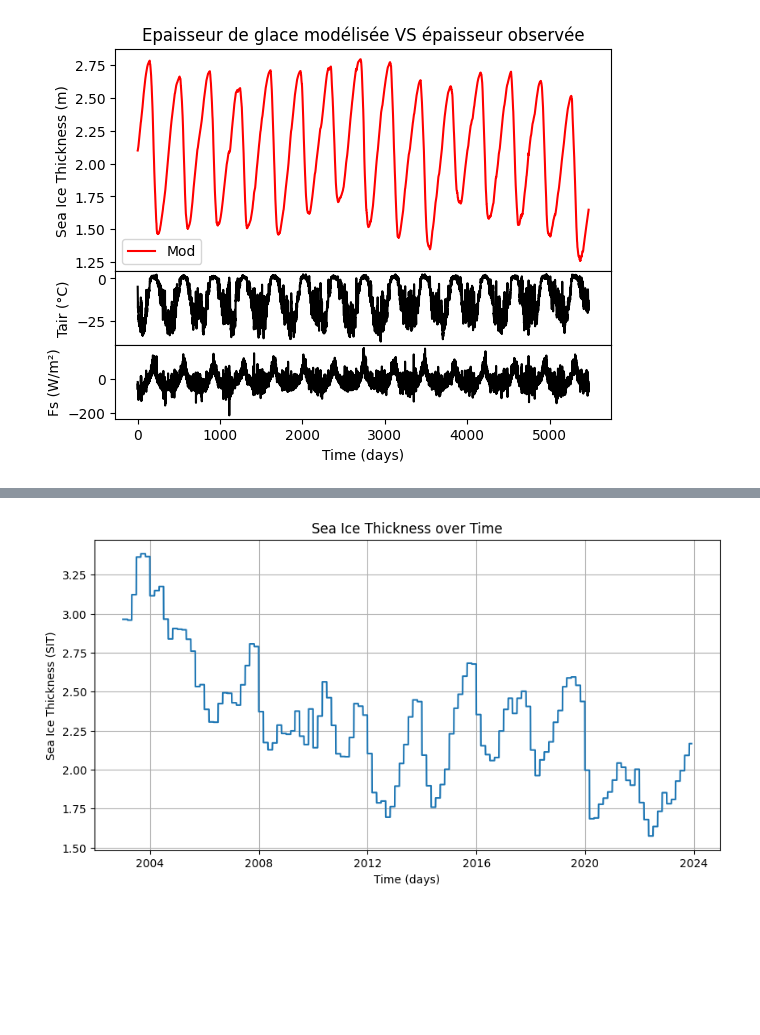
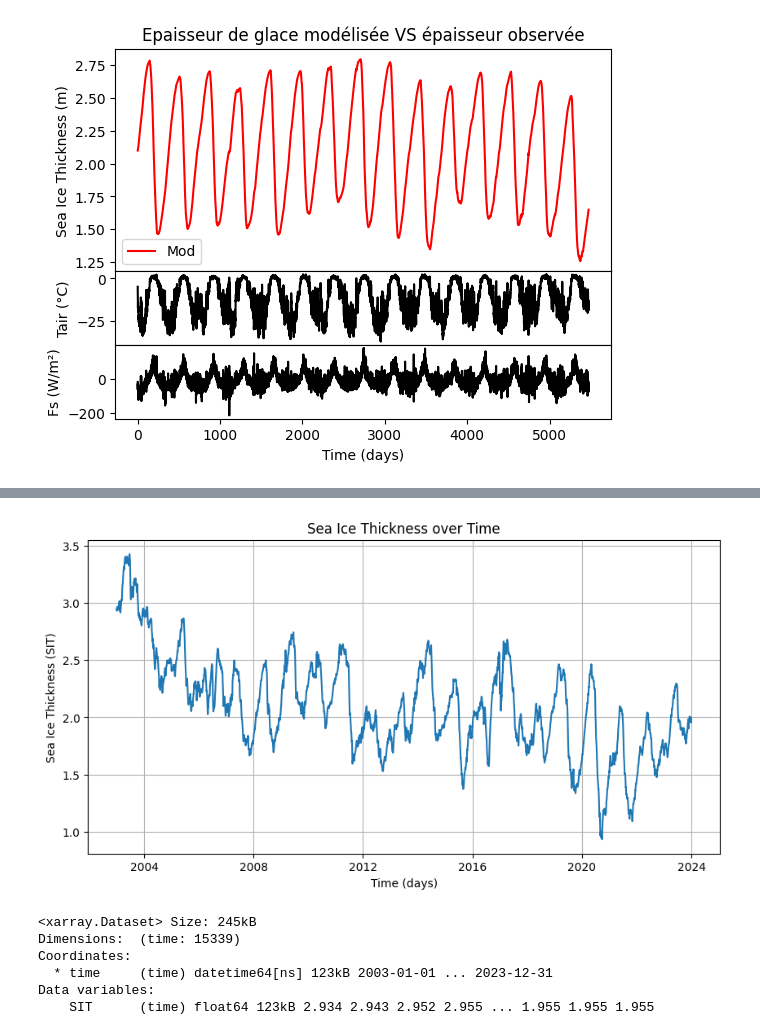
Before and after one commit to juliencollard2001/PHO_Arctic, a Jupyter notebook: ice_growthv2.ipynb, the cells around one changed output, grey strips where cells are left out. Cells and saved outputs as stored; diff of their text form; code cells hidden in the pictures; blank space fills up the shorter version.

```diff
--- a/ice_growthv2.ipynb
+++ b/ice_growthv2.ipynb
@@ -87,29 +75,56 @@ plt.plot(sitobs)
 # %%
-ds = xr.open_dataset('data/surface.nc').load()
+#ds = xr.open_dataset('data/surface_SIT.nc').load()
 
 # Select the region of interest
-ds = ds.sel(latitude=slice(84.5, 85.5))
-ds = ds.sel(longitude=slice(-0.5, 0.5))
+#ds = ds.sel(latitude=slice(84.5, 85.5))
+#ds = ds.sel(longitude=slice(-0.5, 0.5))
 
 # Average over latitude and longitude
-ds = ds.mean(dim=['latitude', 'longitude'])
+#ds = ds.mean(dim=['latitude', 'longitude'])
 
 # Extract the SIT values
-sitobs = ds['SIT'].values
+#sitobs = ds['SIT'].values
 
 # Convert the time coordinates to days
-time = ds['time'].to_index()
+#time = ds['time'].to_index()
 
-time_days = pd.date_range(start=time[0], end=time[-1], freq='D')
-sitobs_daily = np.repeat(sitobs, 2*time.days_in_month)
+#time_days = pd.date_range(start=time[0], end=time[-1], freq='D')
+#sitobs_daily = np.repeat(sitobs, 2*time.days_in_month)
 
 # Plot SIT observations along the time axis
-plt.figure(figsize=(10, 5))
-plt.plot(time_days, sitobs_daily[:len(time_days)])  # Ensure the lengths match
-plt.xlabel('Time (days)')
-plt.ylabel('Sea Ice Thickness (SIT)')
-plt.title('Sea Ice Thickness over Time')
-plt.grid(True)
-plt.show()
+#plt.figure(figsize=(10, 5))
+#plt.plot(time_days, sitobs_daily[:len(time_days)])  # Ensure the lengths match
+#plt.xlabel('Time (days)')
+#plt.ylabel('Sea Ice Thickness (SIT)')
+#plt.title('Sea Ice Thickness over Time')
+#plt.grid(True)
+#plt.show()
-# %% [output]
-[figure, removed]
+# %%
+dsobs = xr.open_dataset('data/surface_SIT.nc').load()
+dsobs = dsobs.mean(dim=['latitude', 'longitude'])
+
+#timeobs = dsobs['time']
+#sitobs = dsobs['SIT'].values
+
+dsobs_resampled = dsobs.resample(time='12H').interpolate('linear')
+timeobs = dsobs_resampled['time']
+sitobs = dsobs_resampled['SIT'].values
+
+plt.figure(figsize=(10, 5))
+plt.plot(timeobs, sitobs)  # Ensure the lengths match
+plt.xlabel('Time (days)')
+plt.ylabel('Sea Ice Thickness (SIT)')
+plt.title('Sea Ice Thickness over Time')
+plt.grid(True)
+plt.show()
+# %% [output]
+[figure, added]
+# %%
+dsobs_resampled
+# %% [output]
+<xarray.Dataset> Size: 245kB
+Dimensions:  (time: 15339)
+Coordinates:
+  * time     (time) datetime64[ns] 123kB 2003-01-01 ... 2023-12-31
+Data variables:
+    SIT      (time) float64 123kB 2.934 2.943 2.952 2.955 ... 1.955 1.955 1.955
```
Also changed, not shown: parts of 7 cells of this notebook, 2 other files.
